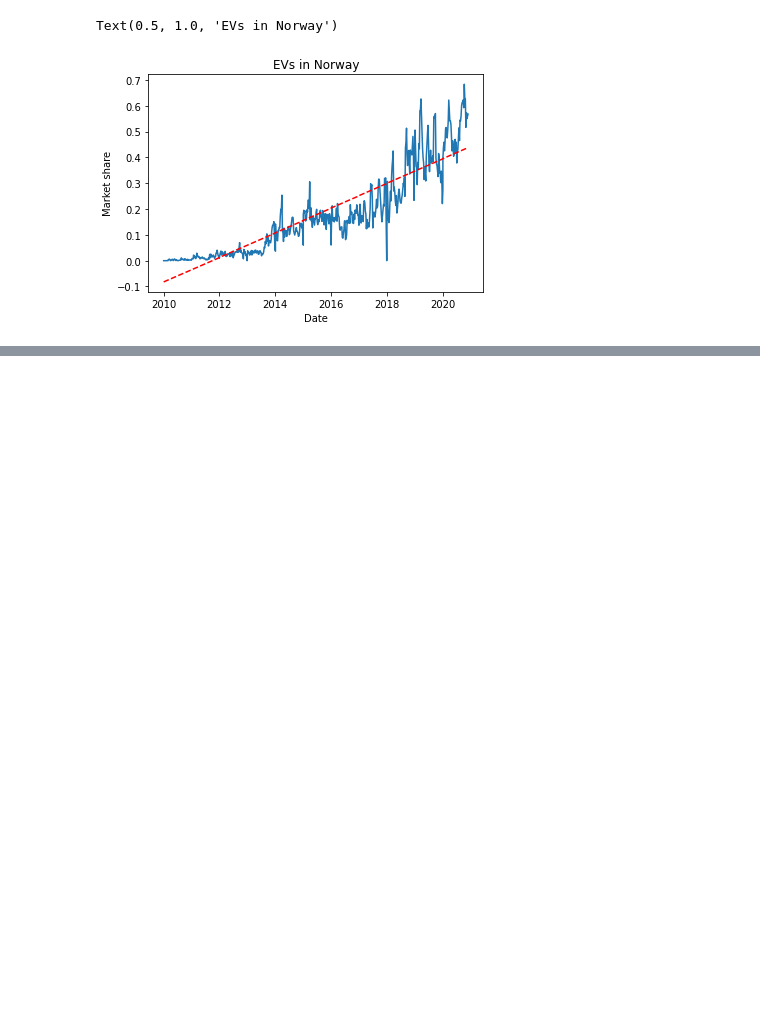
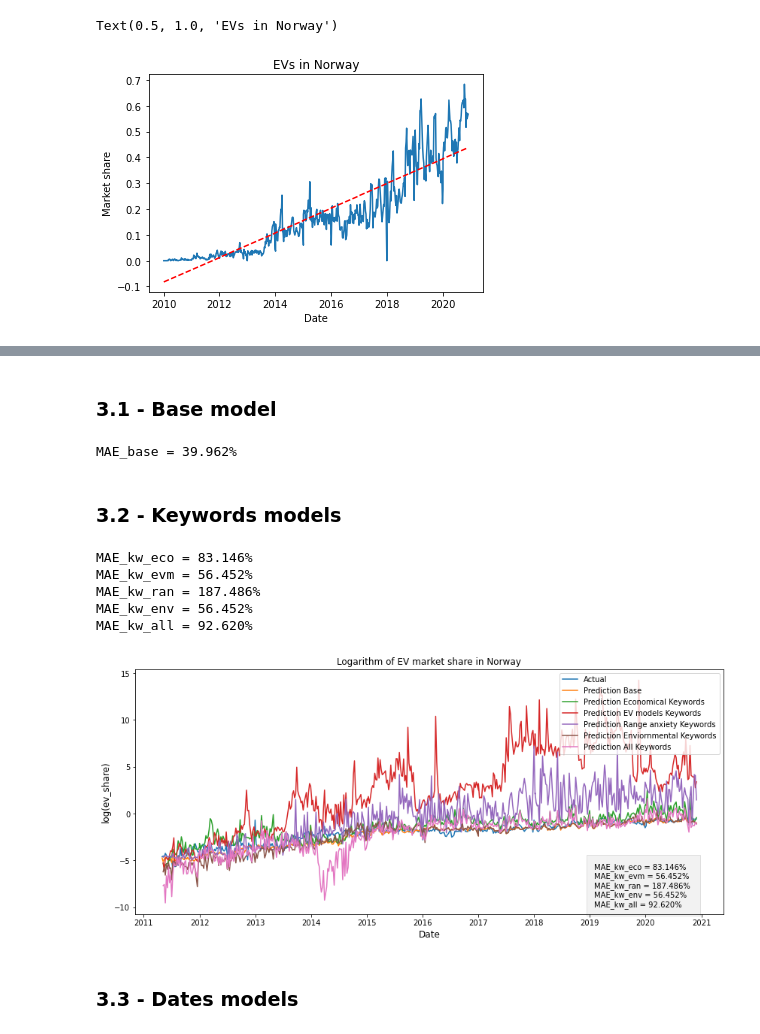
Before and after one commit to dust629/ada2020_teamwork, a Jupyter notebook: P4/Norway_EV_sales.ipynb, the cells around one changed output, grey strips where cells are left out. Drawn from its saved outputs; the diff is of its cells as text; code cells hidden in the pictures; blank space fills up the shorter version.

```diff
--- a/P4/Norway_EV_sales.ipynb
+++ b/P4/Norway_EV_sales.ipynb
@@ -622,0 +521,74 @@ Warnings:
+# %% [markdown]
+### 3.1 - Base model
+# %%
+# Build prediction and add this new column to the DataFrame
+pred_base = build_prediction(sales_base, features_base, formula_base)
+
+# Get the mean absolute error
+MAE_base = MAE(pred_base)
+print('MAE_base = {:.3f}%'.format(MAE_base))
+# %% [output]
+MAE_base = 39.962%
+# %% [markdown]
+### 3.2 - Keywords models
+# %%
+# Build prediction and add this new column to the DataFrame
+pred_kw_eco = build_prediction(sales_kw_eco, features_kw_eco, formula_kw_eco)
+pred_kw_evm = build_prediction(sales_kw_evm, features_kw_evm, formula_kw_evm)
+pred_kw_ran = build_prediction(sales_kw_ran, features_kw_ran, formula_kw_ran)
+pred_kw_env = build_prediction(sales_kw_env, features_kw_env, formula_kw_env)
+pred_kw_all = build_prediction(sales_kw_all, features_kw_all, formula_kw_all)
+
+# Get the mean absolute error
+MAE_kw_eco = MAE(pred_kw_eco)
+MAE_kw_evm = MAE(pred_kw_evm)
+MAE_kw_ran = MAE(pred_kw_ran)
+MAE_kw_env = MAE(pred_kw_env)
+MAE_kw_all = MAE(pred_kw_all)
+
+print('MAE_kw_eco = {:.3f}%'.format(MAE_kw_eco))
+print('MAE_kw_evm = {:.3f}%'.format(MAE_kw_env))
+print('MAE_kw_ran = {:.3f}%'.format(MAE_kw_ran))
+print('MAE_kw_env = {:.3f}%'.format(MAE_kw_env))
+print('MAE_kw_all = {:.3f}%'.format(MAE_kw_all))
+# %% [output]
+MAE_kw_eco = 83.146%
+MAE_kw_evm = 56.452%
+MAE_kw_ran = 187.486%
+MAE_kw_env = 56.452%
+MAE_kw_all = 92.620%
+# %%
+fig, ax = plt.subplots(figsize=(14,6))
+
+ax.plot(pred_base['weekday'],pred_base[predictor])
+ax.plot(pred_base['weekday'],pred_base.prediction)
+ax.plot(pred_kw_eco['weekday'],pred_kw_eco.prediction)
+ax.plot(pred_kw_evm['weekday'],pred_kw_evm.prediction)
+ax.plot(pred_kw_ran['weekday'],pred_kw_ran.prediction)
+ax.plot(pred_kw_env['weekday'],pred_kw_env.prediction)
+ax.plot(pred_kw_all['weekday'],pred_kw_all.prediction)
+plt.title('Logarithm of EV market share in Norway')
+plt.xlabel('Date', fontsize=12)
+plt.ylabel('log(ev_share)', fontsize=12)
+plt.legend(['Actual', \
+            'Prediction Base', \
+            'Prediction Economical Keywords', \
+            'Prediction EV models Keywords', \
+            'Prediction Range anxiety Keywords', \
+            'Prediction Enviornmental Keywords', \
+            'Prediction All Keywords' \
+            ],loc='upper right')
+
+#MAE text box
+x0, xmax = plt.xlim()
+y0, ymax = plt.ylim()
+ax.text(xmax*0.955, y0*0.92, \
+        'MAE_kw_eco = {:.3f}% \nMAE_kw_evm = {:.3f}% \nMAE_kw_ran = {:.3f}% \nMAE_kw_env = {:.3f}% \nMAE_kw_all = {:.3f}%' \
+        .format(MAE_kw_eco, MAE_kw_env, MAE_kw_ran ,MAE_kw_env, MAE_kw_all), \
+        bbox={'facecolor': 'grey', 'alpha': 0.1, 'pad': 10})
+
+plt.show()
+# %% [output]
+[figure, added]
+# %% [markdown]
+### 3.3 - Dates models
```
Also changed, not shown: parts of 65 cells of this notebook.
